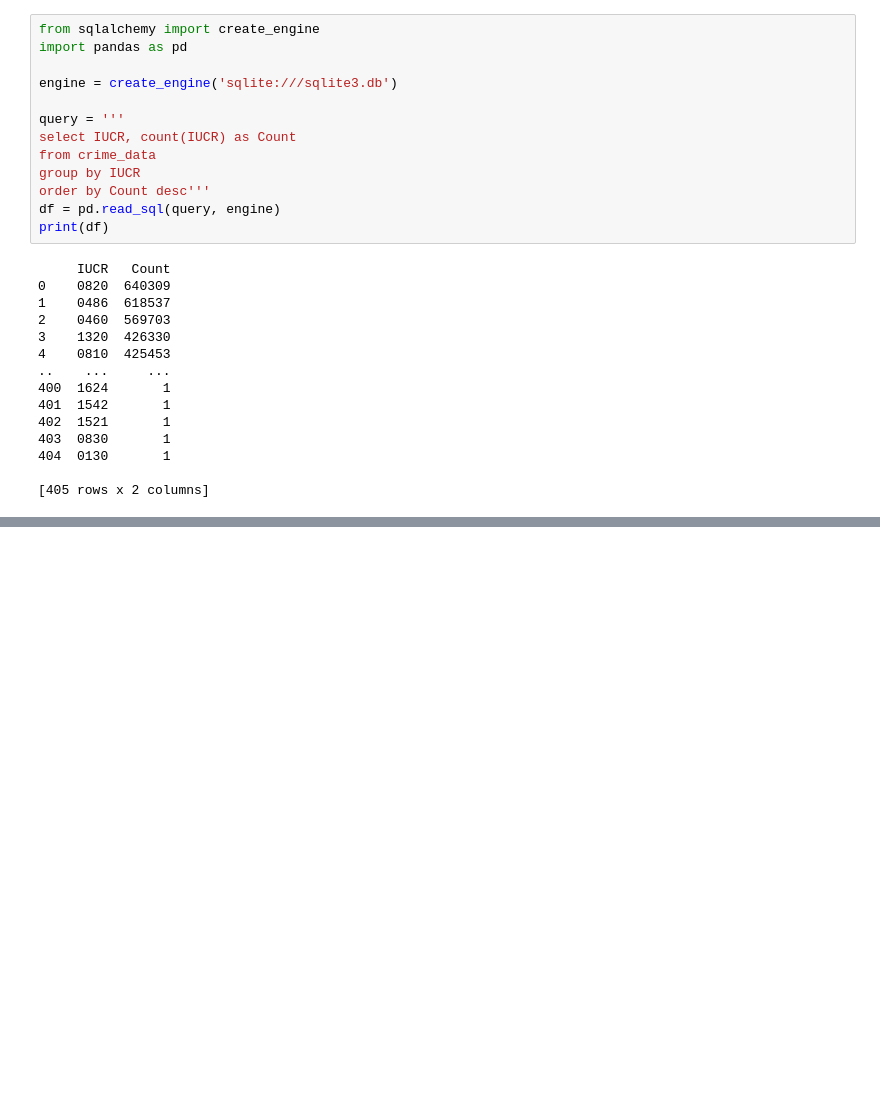
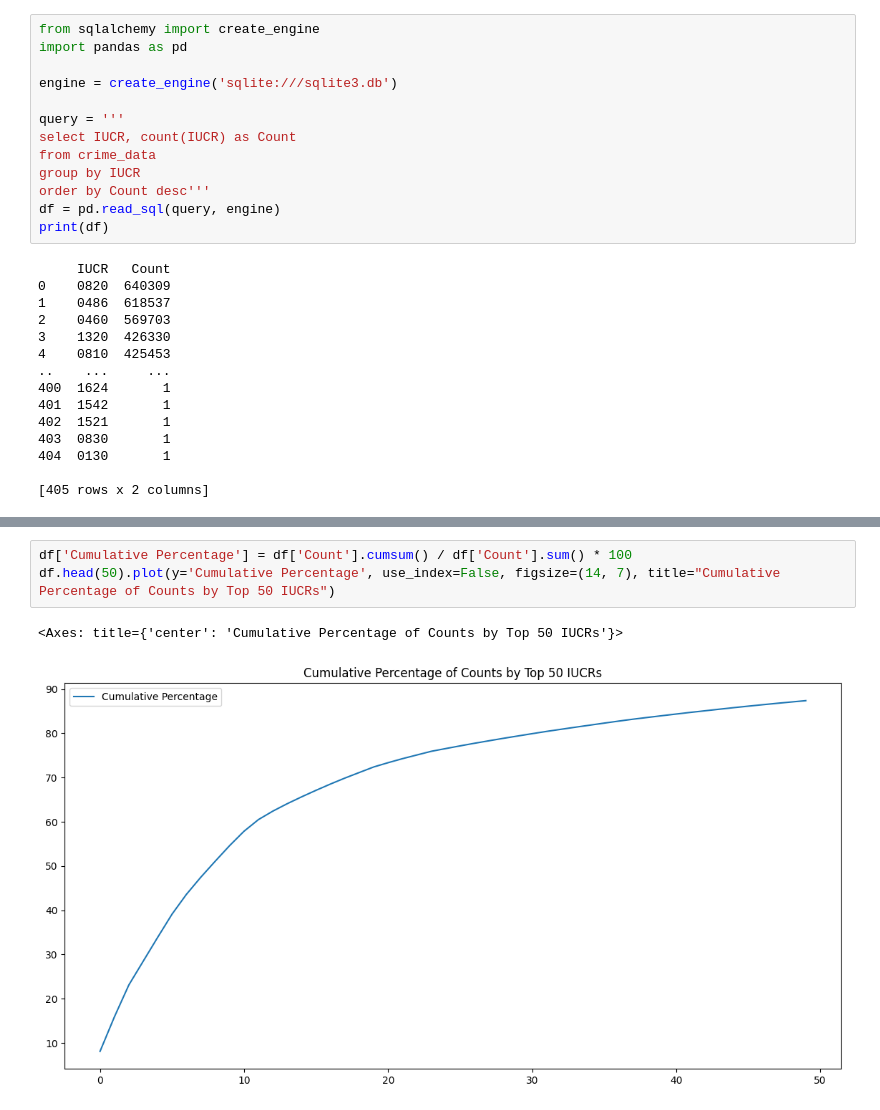
Before and after one commit to PaletteJack/crime-stats, a Jupyter notebook: Crime Data.ipynb, the cells around one changed output, grey strips where cells are left out. Drawn from its saved outputs; the diff is of its cells as text; blank space fills up the shorter version.

```diff
--- a/Crime Data.ipynb
+++ b/Crime Data.ipynb
@@ -38,0 +49,6 @@ Among some of the least popular (or maybe least reported) are gambling (Lottery
+# %%
+df['Cumulative Percentage'] = df['Count'].cumsum() / df['Count'].sum() * 100
+df.head(50).plot(y='Cumulative Percentage', use_index=False, figsize=(14, 7), title="Cumulative Percentage of Counts by Top 50 IUCRs")
+# %% [output]
+<Axes: title={'center': 'Cumulative Percentage of Counts by Top 50 IUCRs'}>
+[figure, added]
```
Also changed, not shown: parts of 8 cells of this notebook, 2 other files.
